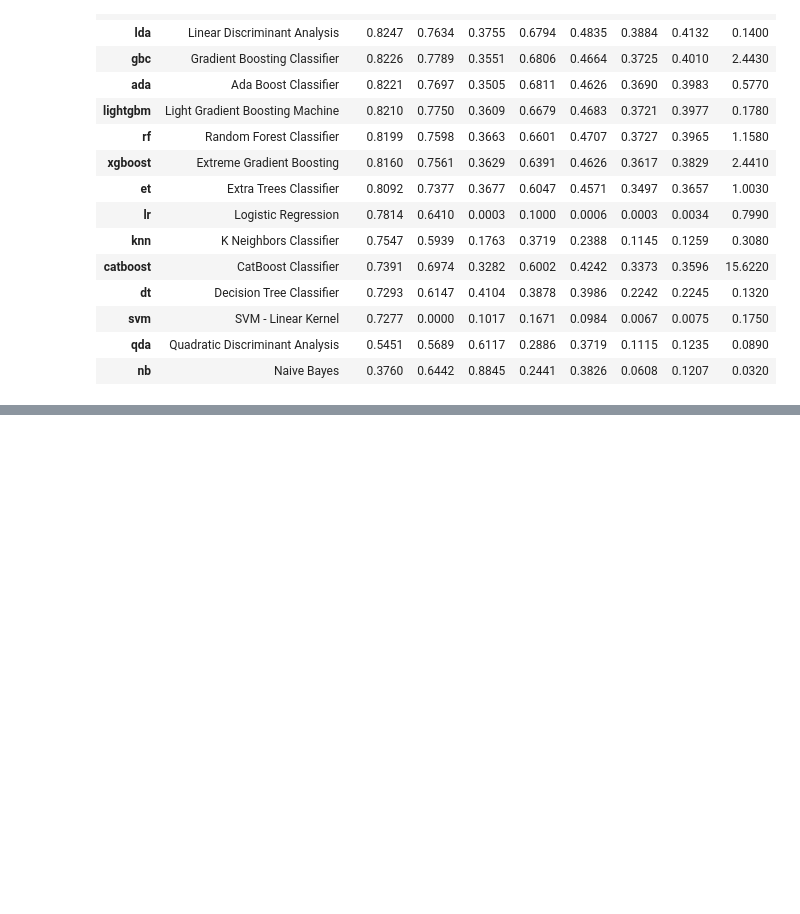
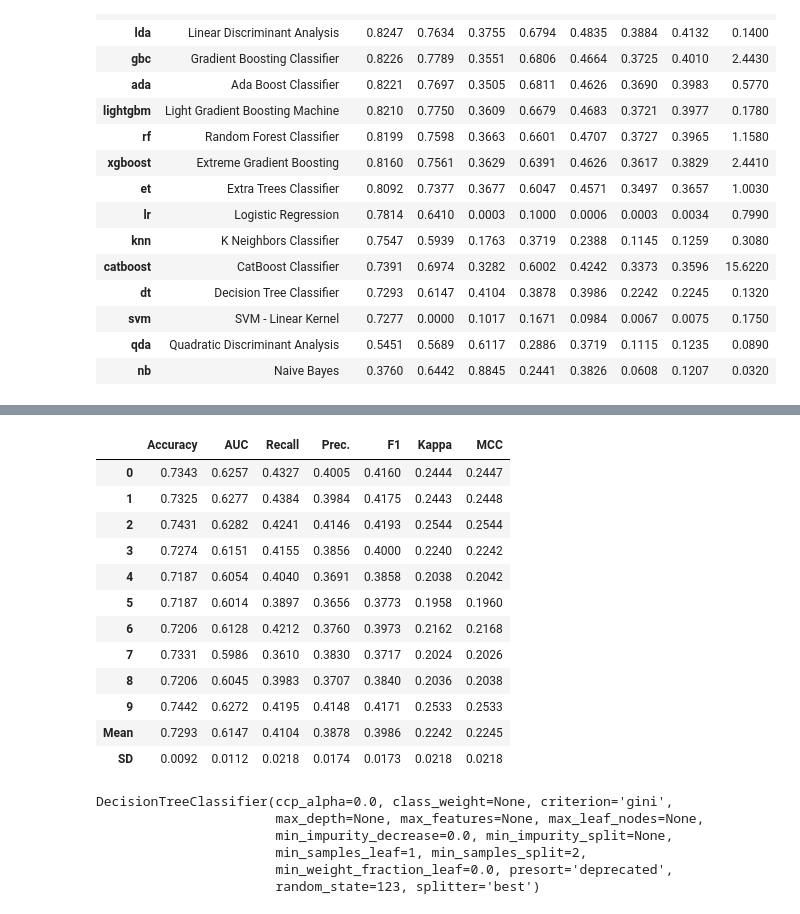
Before and after one commit to i4seeu/classification_algo, a Jupyter notebook: binary_classification.ipynb, the cells around one changed output, grey strips where cells are left out. Cells and saved outputs as stored; diff of their text form; code cells hidden in the pictures; blank space fills up the shorter version.

```diff
--- a/binary_classification.ipynb
+++ b/binary_classification.ipynb
@@ -66,0 +94,25 @@ best_model = compare_models()
+# %%
+dt = create_model('dt')
+# %% [output]
+|  | Accuracy | AUC | Recall | Prec. | F1 | Kappa | MCC |
+| 0 | 0.7343 | 0.6257 | 0.4327 | 0.4005 | 0.4160 | 0.2444 | 0.2447 |
+| 1 | 0.7325 | 0.6277 | 0.4384 | 0.3984 | 0.4175 | 0.2443 | 0.2448 |
+| 2 | 0.7431 | 0.6282 | 0.4241 | 0.4146 | 0.4193 | 0.2544 | 0.2544 |
+| 3 | 0.7274 | 0.6151 | 0.4155 | 0.3856 | 0.4000 | 0.2240 | 0.2242 |
+| 4 | 0.7187 | 0.6054 | 0.4040 | 0.3691 | 0.3858 | 0.2038 | 0.2042 |
+| 5 | 0.7187 | 0.6014 | 0.3897 | 0.3656 | 0.3773 | 0.1958 | 0.1960 |
+| 6 | 0.7206 | 0.6128 | 0.4212 | 0.3760 | 0.3973 | 0.2162 | 0.2168 |
+| 7 | 0.7331 | 0.5986 | 0.3610 | 0.3830 | 0.3717 | 0.2024 | 0.2026 |
+| 8 | 0.7206 | 0.6045 | 0.3983 | 0.3707 | 0.3840 | 0.2036 | 0.2038 |
+| 9 | 0.7442 | 0.6272 | 0.4195 | 0.4148 | 0.4171 | 0.2533 | 0.2533 |
+| Mean | 0.7293 | 0.6147 | 0.4104 | 0.3878 | 0.3986 | 0.2242 | 0.2245 |
+| SD | 0.0092 | 0.0112 | 0.0218 | 0.0174 | 0.0173 | 0.0218 | 0.0218 |
+# %%
+print(dt)
+# %% [output]
+DecisionTreeClassifier(ccp_alpha=0.0, class_weight=None, criterion='gini',
+                       max_depth=None, max_features=None, max_leaf_nodes=None,
+                       min_impurity_decrease=0.0, min_impurity_split=None,
+                       min_samples_leaf=1, min_samples_split=2,
+                       min_weight_fraction_leaf=0.0, presort='deprecated',
+                       random_state=123, splitter='best')
```
Also changed, not shown: parts of 9 cells of this notebook, 1 other file.
